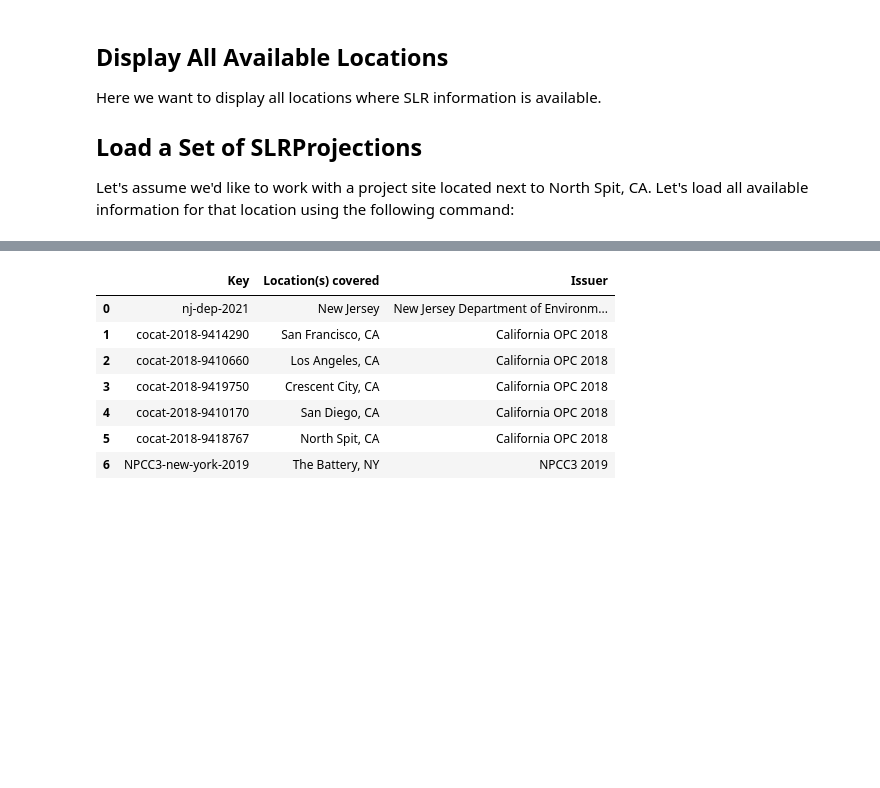
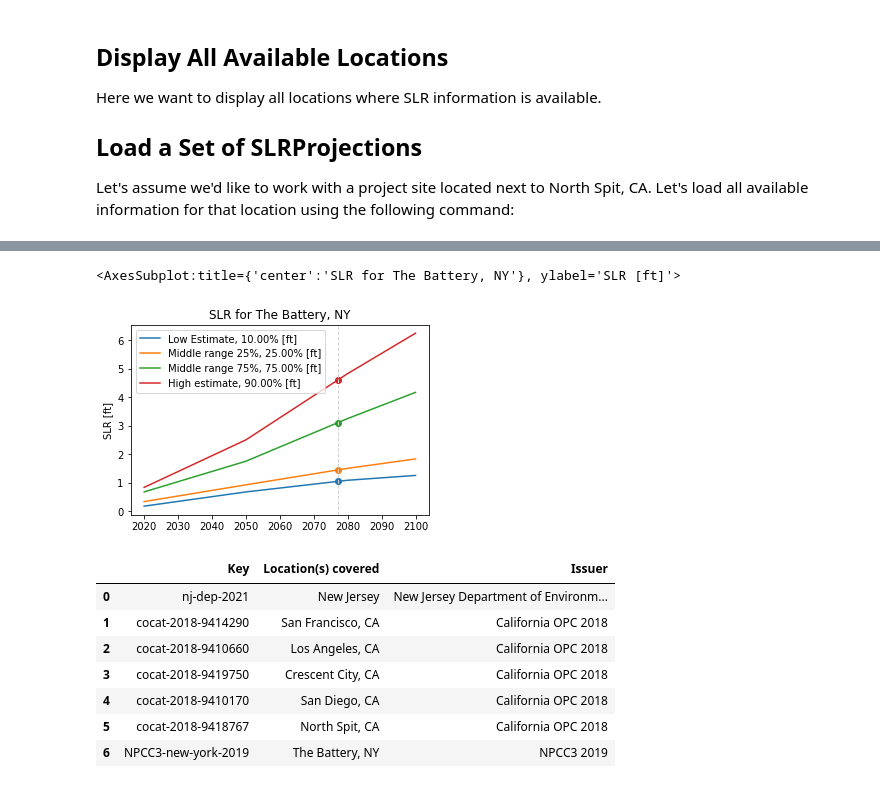
Before and after one commit to jtoilliez/slr, a Jupyter notebook: notebooks/notebook.ipynb, the cells around one changed output, grey strips where cells are left out. Drawn from its saved outputs; the diff is of its cells as text; code cells hidden in the pictures; blank space fills up the shorter version.

```diff
--- a/notebooks/notebook.ipynb
+++ b/notebooks/notebook.ipynb
@@ -25,3 +57,8 @@ Let's assume we'd like to work with a project site located next to North Spit, C
+# %%
+tb
+# %% [output]
+<AxesSubplot:title={'center':'SLR for The Battery, NY'}, ylabel='SLR [ft]'>
+[figure, added]
 # %%
 slr.SLRProjections.show_all_available_locations(format='dataframe')
 # %% [output]
```
Also changed, not shown: parts of 6 cells of this notebook, 11 other files.
